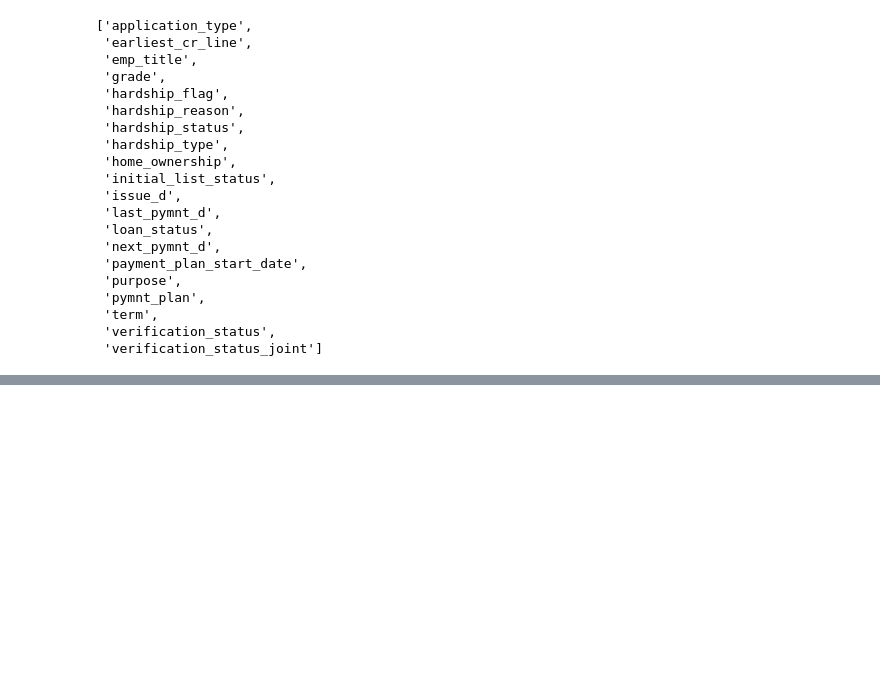
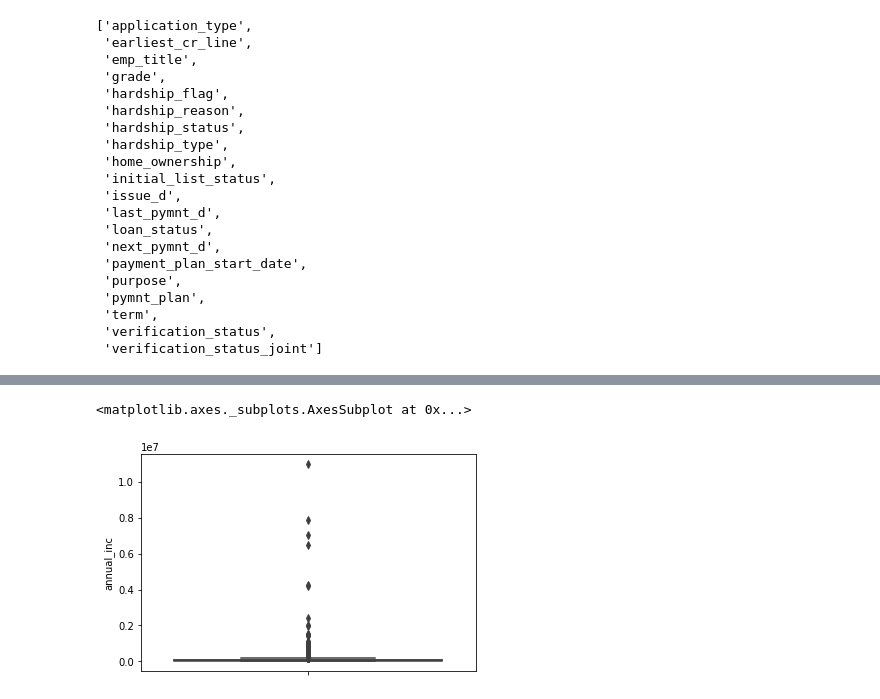
Before and after one commit to benafshapostwala/Data_Mining_CW, a Jupyter notebook: Data_Mining_CW2.ipynb, the cells around one changed output, grey strips where cells are left out. Saved outputs shown, nothing was run; the diff lists cells and outputs as text; code cells hidden in the pictures; blank space fills up the shorter version.

```diff
--- a/Data_Mining_CW2.ipynb
+++ b/Data_Mining_CW2.ipynb
@@ -68,0 +103,7 @@ Categorical_variables
+# %%
+from sklearn.preprocessing import OrdinalEncoder
+
+ord_enc = OrdinalEncoder()
+lending_data["loan_status"] = ord_enc.fit_transform(lending_data[["loan_status"]])
+lending_data[["loan_stat_code", "loan_status"]].head(50)
+lending_data
@@ -68,0 +124,6 @@ Categorical_variables
+# %%
+import seaborn as sns
+sns.boxplot(y=lending_data['annual_inc'])
+# %% [output]
+<matplotlib.axes._subplots.AxesSubplot at 0x...>
+[figure, added]
```
Also changed, not shown: parts of 3 cells of this notebook.
